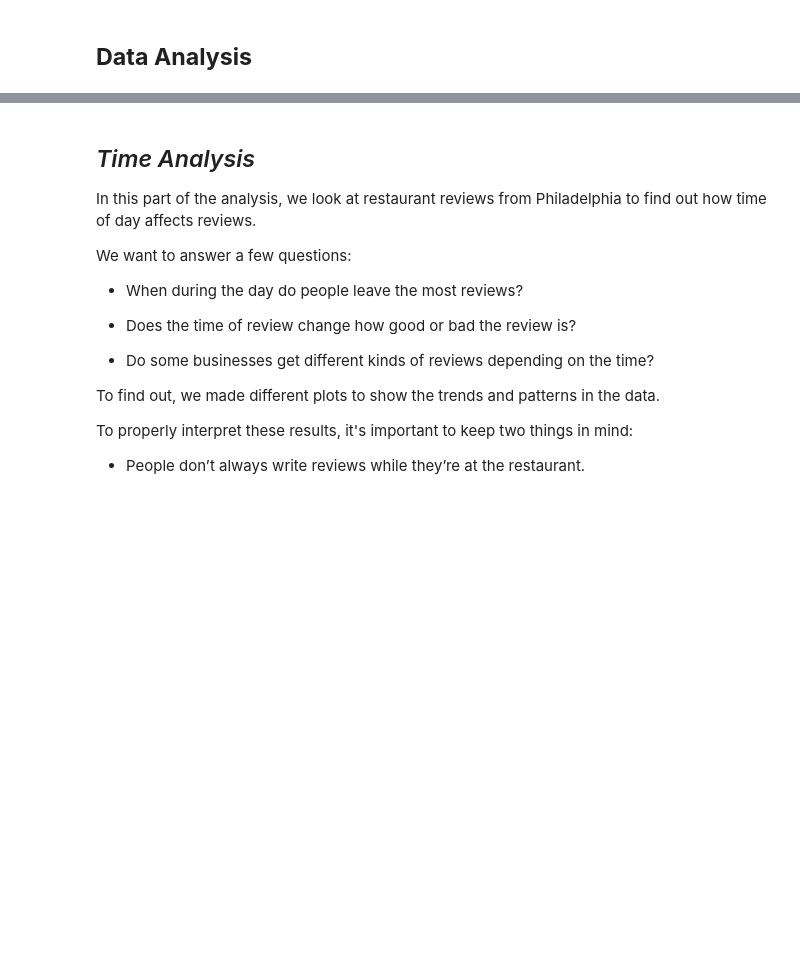
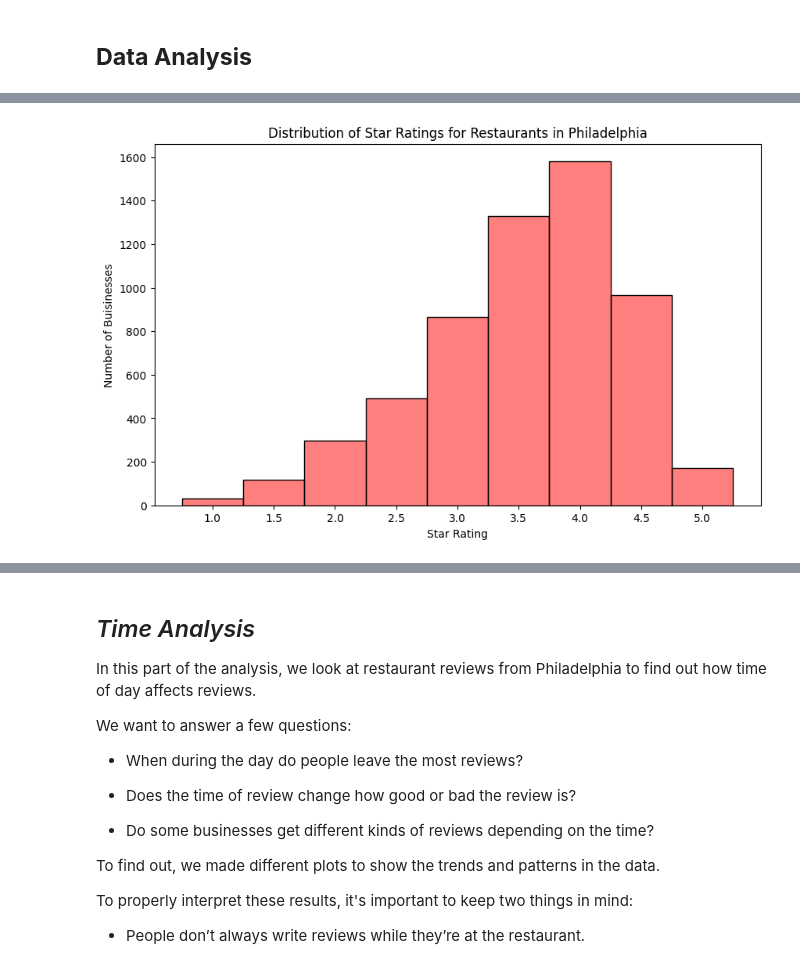
Before and after one commit to SorenLKuhl/SorenLKuhl.github.io, a Jupyter notebook: notebooks/explainer.ipynb, the cells around one changed output, grey strips where cells are left out. Cells and saved outputs as stored; diff of their text form; code cells hidden in the pictures; blank space fills up the shorter version.

```diff
--- a/notebooks/explainer.ipynb
+++ b/notebooks/explainer.ipynb
@@ -82,0 +102,17 @@ We see that we have just under 700.000 reviews of restaurants in Philadelphia
+# %%
+bin_width = 0.5
+min_star = df_businesses['stars'].min()
+max_star = df_businesses['stars'].max()
+bin_edges = np.arange(min_star - bin_width/2, max_star + bin_width, bin_width)
+
+plt.figure(figsize=(10, 6))
+sns.histplot(df_businesses['stars'], bins=bin_edges, color='red', alpha=0.5)
+
+# Set xticks at each star rating level
+plt.xticks(np.arange(1.0, 5.1, 0.5))  # Ticks from 1.0 to 5.0 by 0.5 steps
+plt.xlabel('Star Rating')
+plt.ylabel('Number of Buisinesses')
+plt.title('Distribution of Star Ratings for Restaurants in Philadelphia')
+plt.show()
+# %% [output]
+[figure, added]
```
Also changed, not shown: parts of 3 cells of this notebook, 1 other file.
